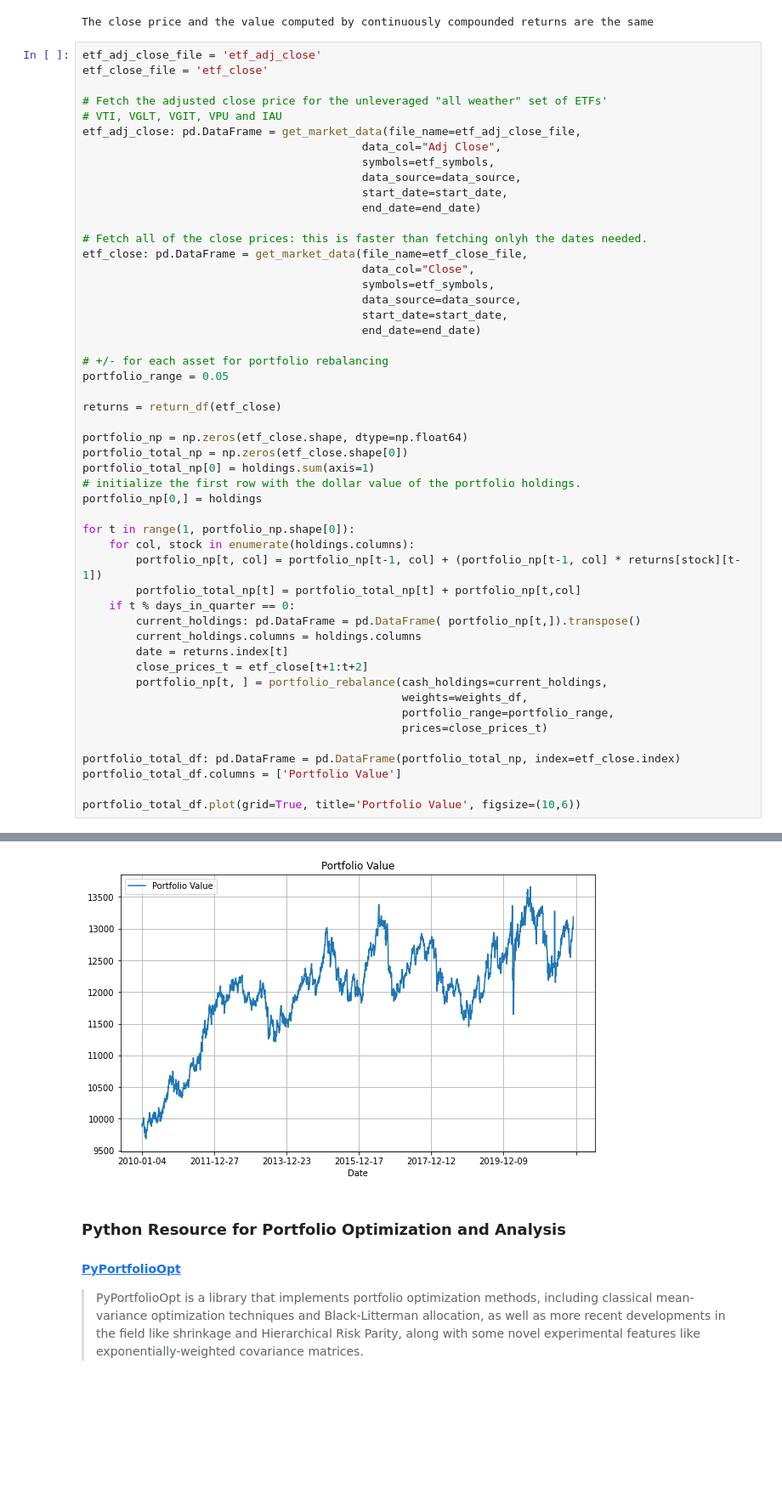
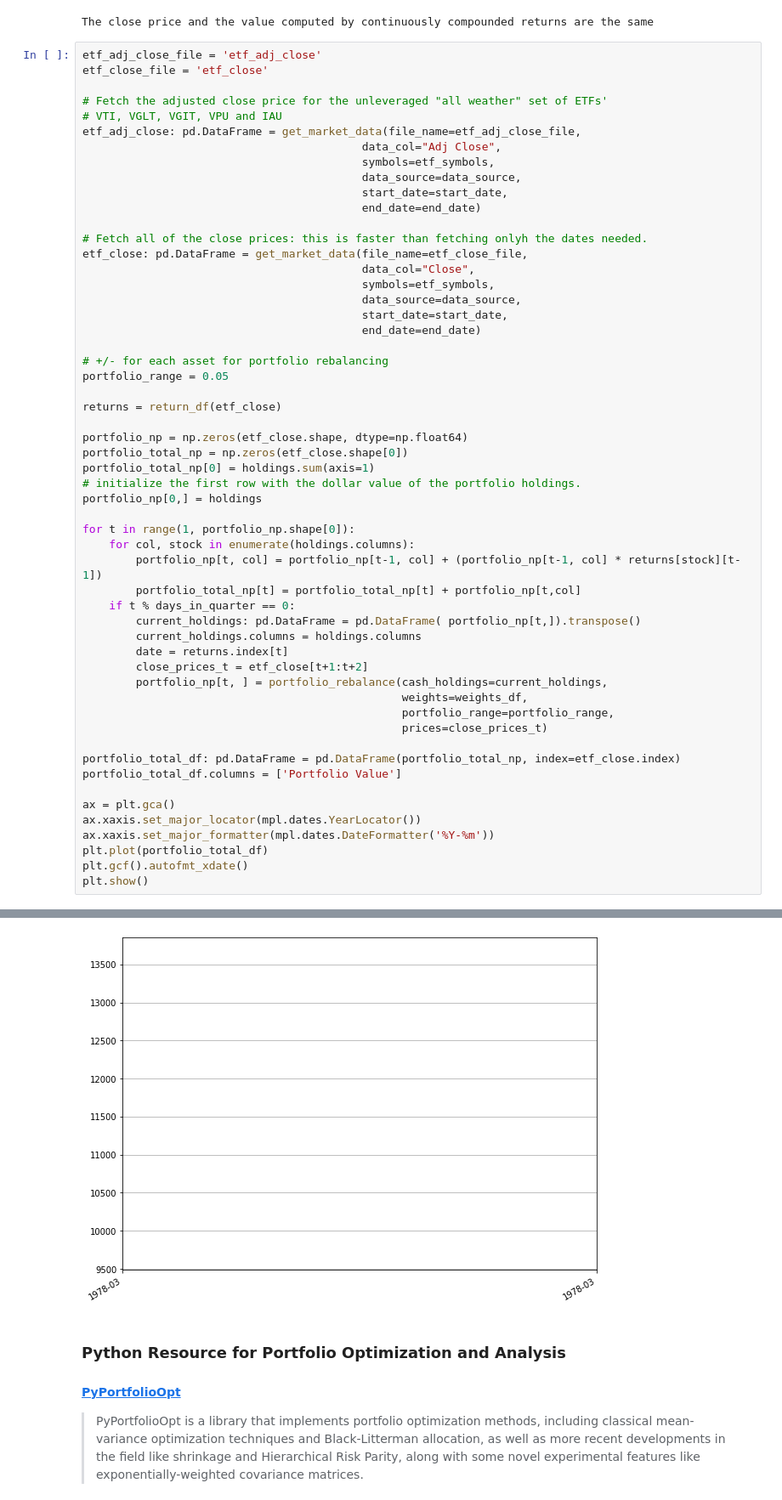
Before and after one commit to IanLKaplan/all_weather_portfolio, a Jupyter notebook: all_weather_portfolio.ipynb, the cells around one changed output, grey strips where cells are left out. Shown at 85% size. Saved outputs shown, nothing was run; the diff lists cells and outputs as text; blank space fills up the shorter version.

Commit message:
Tried to add a plot, but the dates are wrong.

```diff
--- a/all_weather_portfolio.ipynb
+++ b/all_weather_portfolio.ipynb
@@ -1028,5 +1029,10 @@ for t in range(1, portfolio_np.shape[0]):
 portfolio_total_df: pd.DataFrame = pd.DataFrame(portfolio_total_np, index=etf_close.index)
 portfolio_total_df.columns = ['Portfolio Value']
 
-portfolio_total_df.plot(grid=True, title='Portfolio Value', figsize=(10,6))
+ax = plt.gca()
+ax.xaxis.set_major_locator(mpl.dates.YearLocator())
+ax.xaxis.set_major_formatter(mpl.dates.DateFormatter('%Y-%m'))
+plt.plot(portfolio_total_df)
+plt.gcf().autofmt_xdate()
+plt.show()
 # %% [output]
@@ -1034,4 +1039,4 @@ portfolio_total_df.plot(grid=True, title='Portfolio Value', figsize=(10,6))
-[figure, old version]
+[figure, new version]
 # %% [markdown]
 <h3>
 Python Resource for Portfolio Optimization and Analysis
```
Also changed, not shown: parts of 2 cells of this notebook.
